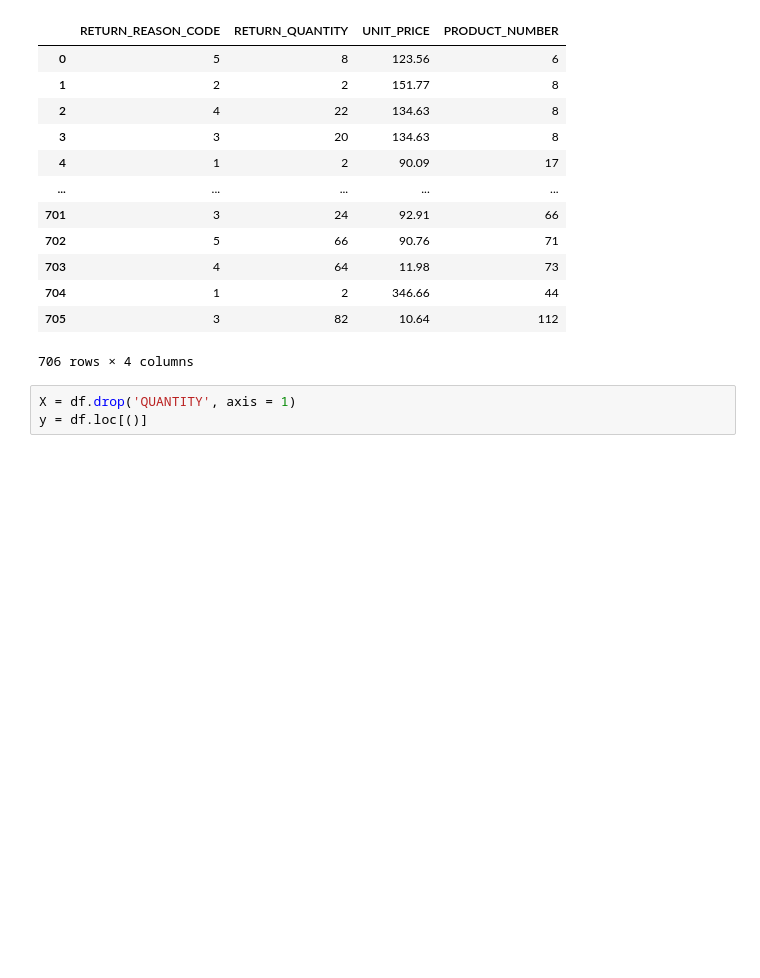
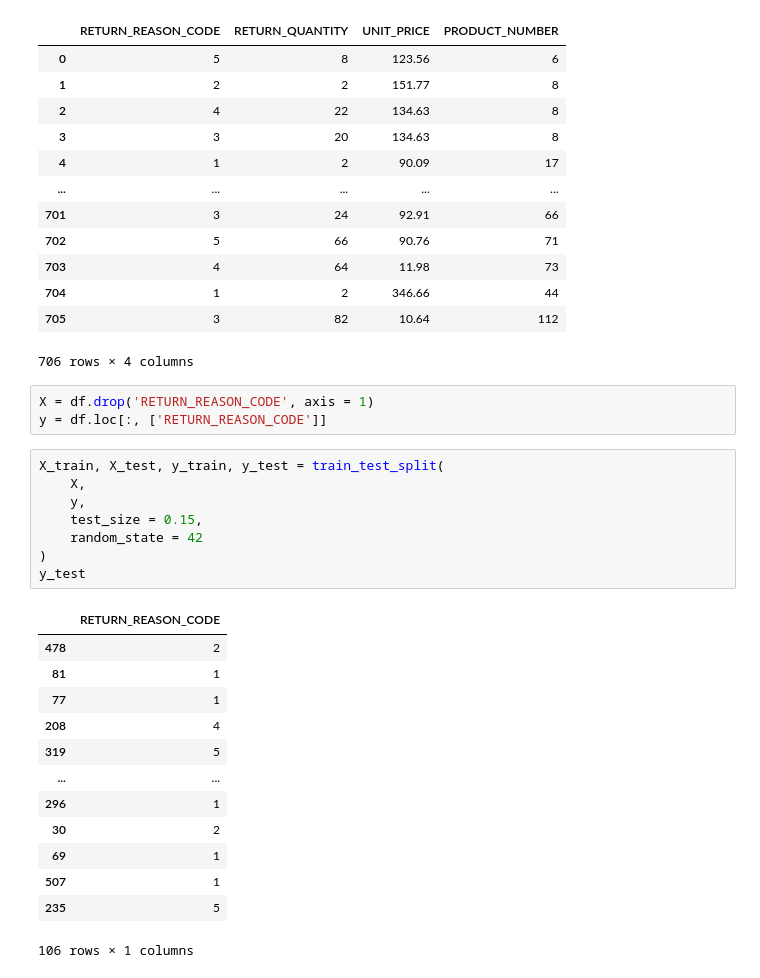
Before and after one commit to Goron3/DEDS, a Jupyter notebook: classificatiemodel.ipynb, the cells around one changed output. Drawn from its saved outputs; the diff is of its cells as text; blank space fills up the shorter version.

```diff
--- a/classificatiemodel.ipynb
+++ b/classificatiemodel.ipynb
@@ -28,5 +28,27 @@ df
 | 705 | 3 | 82 | 10.64 | 112 |
 706 rows × 4 columns
 # %%
-X = df.drop('QUANTITY', axis = 1)
-y = df.loc[()]
+X = df.drop('RETURN_REASON_CODE', axis = 1)
+y = df.loc[:, ['RETURN_REASON_CODE']]
+# %%
+X_train, X_test, y_train, y_test = train_test_split(
+    X,
+    y,
+    test_size = 0.15,
+    random_state = 42
+)
+y_test
+# %% [output]
+|  | RETURN_REASON_CODE |
+| 478 | 2 |
+| 81 | 1 |
+| 77 | 1 |
+| 208 | 4 |
+| 319 | 5 |
+| ... | ... |
+| 296 | 1 |
+| 30 | 2 |
+| 69 | 1 |
+| 507 | 1 |
+| 235 | 5 |
+106 rows × 1 columns
```
Also changed, not shown: parts of 6 cells of this notebook.
